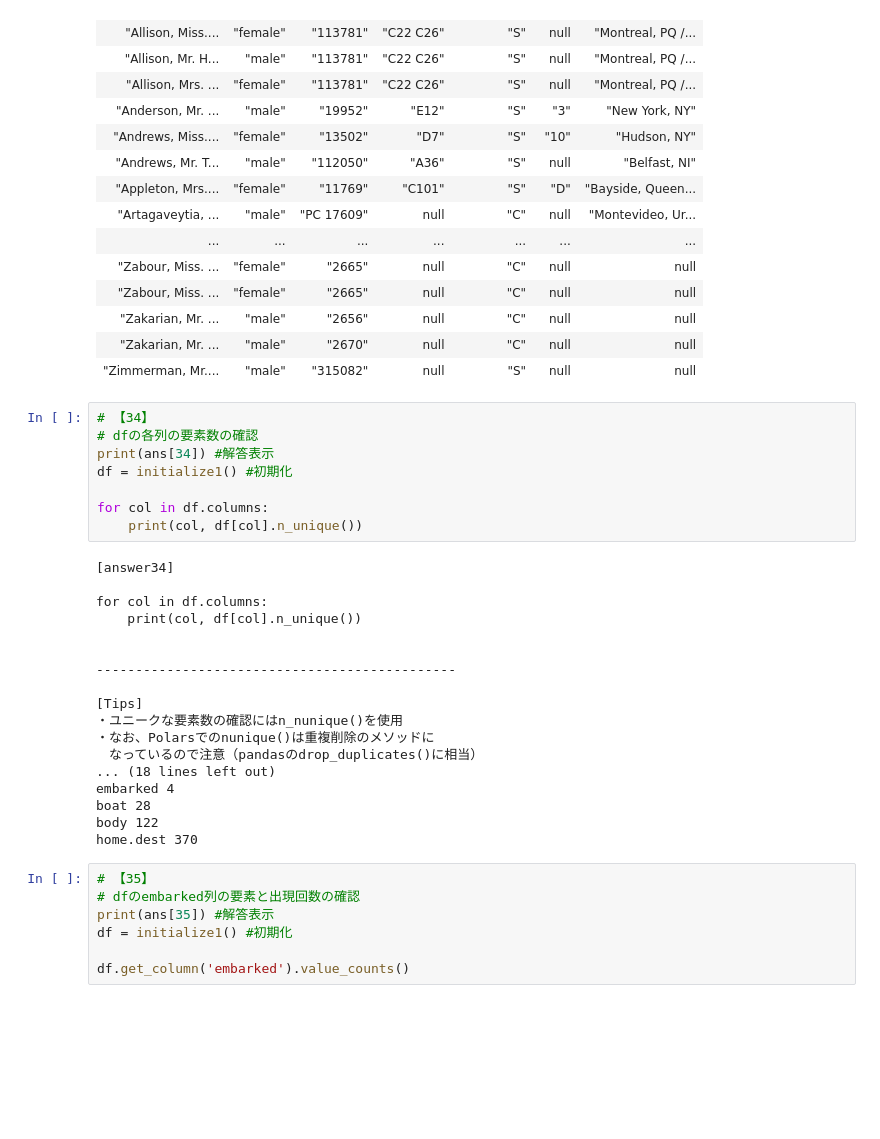
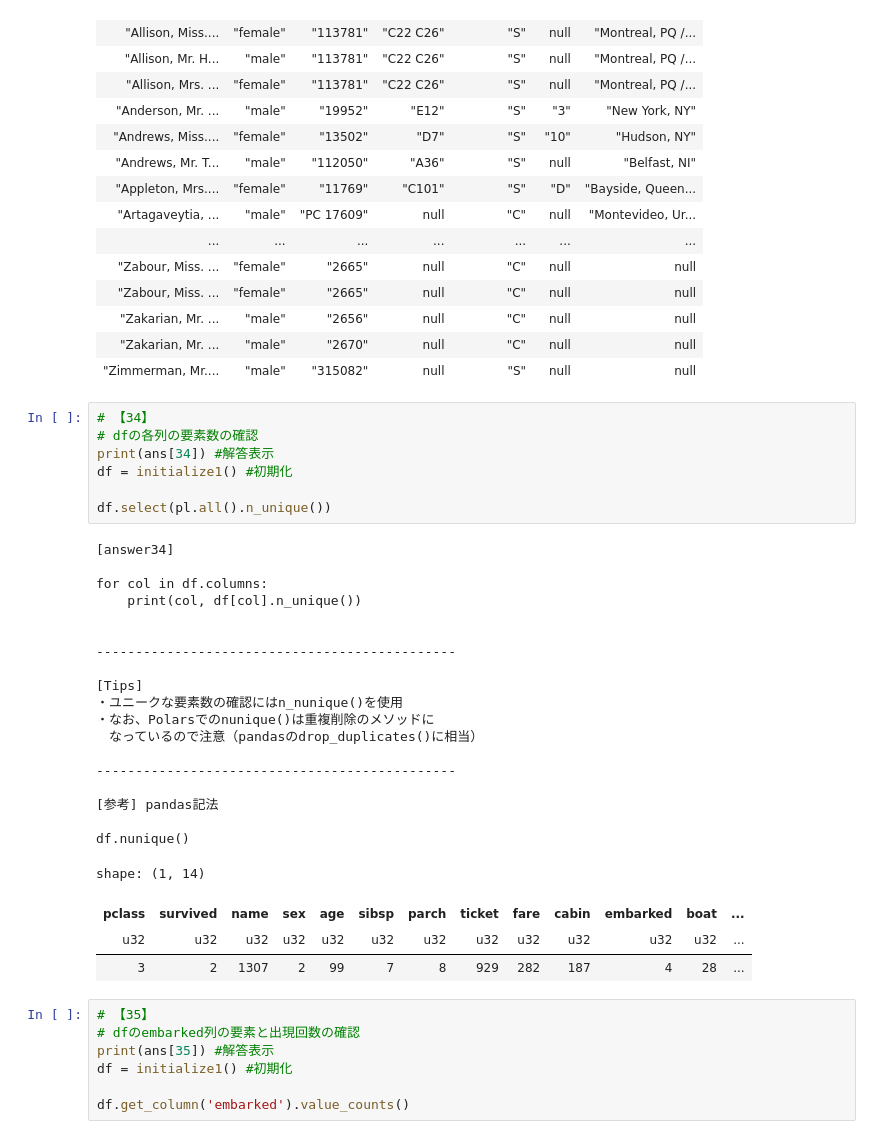
Before and after one commit to kunishou/Polars_100_knocks, a Jupyter notebook: notebook/02_Polars_100_Knocks_all_answer_displayed.ipynb, the cells around one changed output. Saved outputs shown, nothing was run; the diff lists cells and outputs as text; blank space fills up the shorter version.

```diff
--- a/notebook/02_Polars_100_Knocks_all_answer_displayed.ipynb
+++ b/notebook/02_Polars_100_Knocks_all_answer_displayed.ipynb
@@ -1321,29 +1302,33 @@ shape: (1309, 7)
 # %%
 # 【34】
 # dfの各列の要素数の確認
 print(ans[34]) #解答表示
 df = initialize1() #初期化
 
-for col in df.columns:
-    print(col, df[col].n_unique())
+df.select(pl.all().n_unique())
 # %% [output]
 [answer34]
 
 for col in df.columns:
     print(col, df[col].n_unique())
 
 
 ----------------------------------------------
 
 [Tips]
 ・ユニークな要素数の確認にはn_nunique()を使用
 ・なお、Polarsでのnunique()は重複削除のメソッドに
 　なっているので注意（pandasのdrop_duplicates()に相当）
-... (18 lines left out)
-embarked 4
-boat 28
-body 122
-home.dest 370
+
+----------------------------------------------
+
+[参考] pandas記法
+
+df.nunique()
+shape: (1, 14)
+| pclass | survived | name | sex | age | sibsp | parch | ticket | fare | cabin | embarked | boat | ... |
+| u32 | u32 | u32 | u32 | u32 | u32 | u32 | u32 | u32 | u32 | u32 | u32 | ... |
+| 3 | 2 | 1307 | 2 | 99 | 7 | 8 | 929 | 282 | 187 | 4 | 28 | ... |
 # %%
 # 【35】
 # dfのembarked列の要素と出現回数の確認
```
Also changed, not shown: parts of 1 cell of this notebook.
